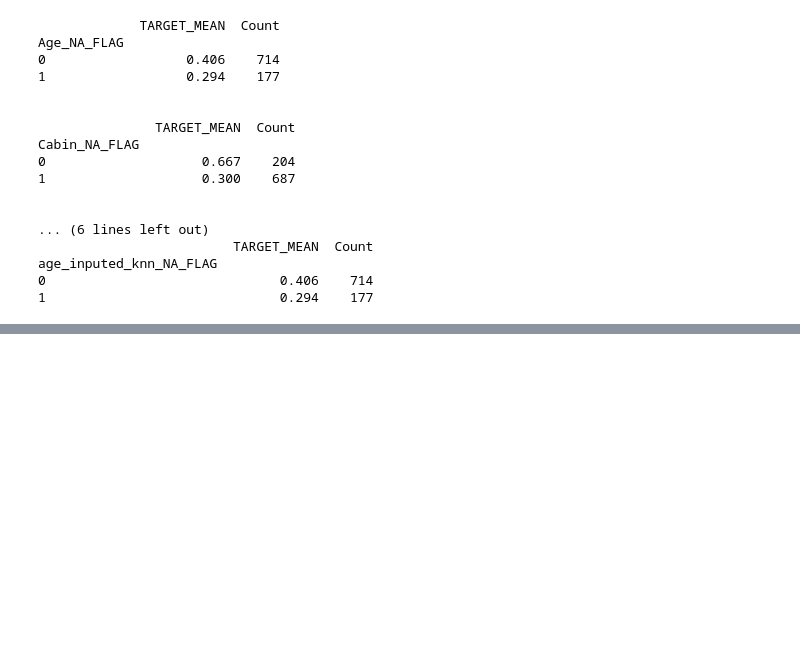
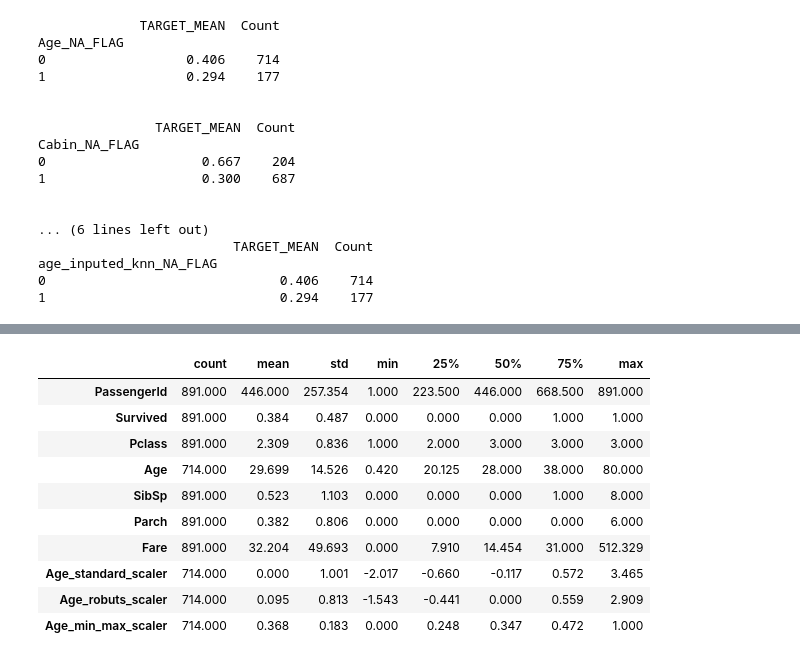
Before and after one commit to gurkantngl/python_exercises, a Jupyter notebook: feature_engineering.ipynb, the cells around one changed output, grey strips where cells are left out. Saved outputs shown, nothing was run; the diff lists cells and outputs as text; code cells hidden in the pictures; blank space fills up the shorter version.

```diff
--- a/feature_engineering.ipynb
+++ b/feature_engineering.ipynb
@@ -811,0 +1189,4 @@ age_inputed_knn_NA_FLAG
+# %%
+rs = RobustScaler()
+# %%
+df["Age_robuts_scaler"] = rs.fit_transform(df[["Age"]])
@@ -811,0 +1212,14 @@ age_inputed_knn_NA_FLAG
+# %%
+df.describe().T
+# %% [output]
+|  | count | mean | std | min | 25% | 50% | 75% | max |
+| PassengerId | 891.000 | 446.000 | 257.354 | 1.000 | 223.500 | 446.000 | 668.500 | 891.000 |
+| Survived | 891.000 | 0.384 | 0.487 | 0.000 | 0.000 | 0.000 | 1.000 | 1.000 |
+| Pclass | 891.000 | 2.309 | 0.836 | 1.000 | 2.000 | 3.000 | 3.000 | 3.000 |
+| Age | 714.000 | 29.699 | 14.526 | 0.420 | 20.125 | 28.000 | 38.000 | 80.000 |
+| SibSp | 891.000 | 0.523 | 1.103 | 0.000 | 0.000 | 0.000 | 1.000 | 8.000 |
+| Parch | 891.000 | 0.382 | 0.806 | 0.000 | 0.000 | 0.000 | 0.000 | 6.000 |
+| Fare | 891.000 | 32.204 | 49.693 | 0.000 | 7.910 | 14.454 | 31.000 | 512.329 |
+| Age_standard_scaler | 714.000 | 0.000 | 1.001 | -2.017 | -0.660 | -0.117 | 0.572 | 3.465 |
+| Age_robuts_scaler | 714.000 | 0.095 | 0.813 | -1.543 | -0.441 | 0.000 | 0.559 | 2.909 |
+| Age_min_max_scaler | 714.000 | 0.368 | 0.183 | 0.000 | 0.248 | 0.347 | 0.472 | 1.000 |
```
Also changed, not shown: parts of 115 cells of this notebook.
